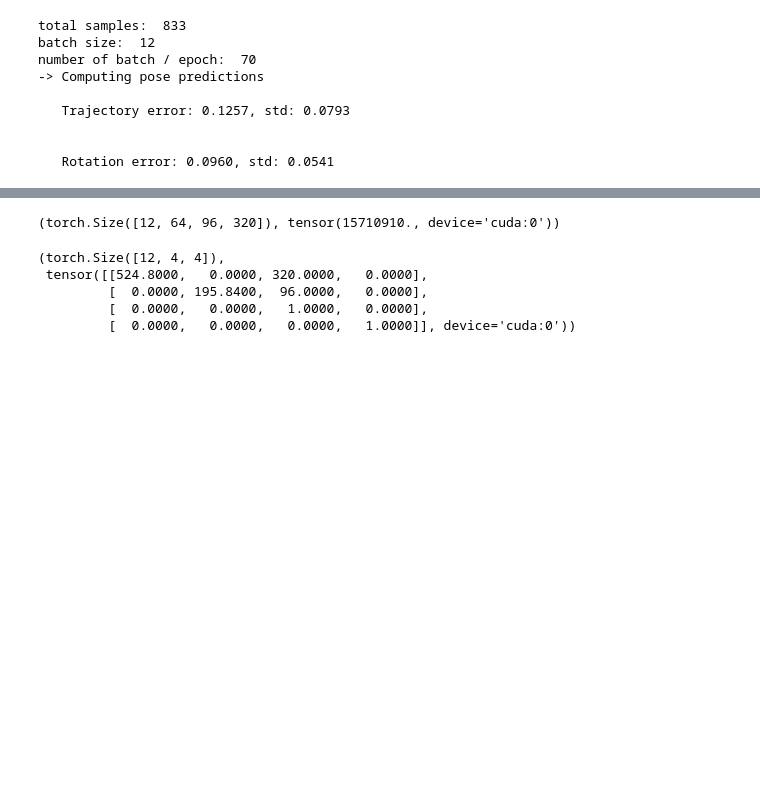
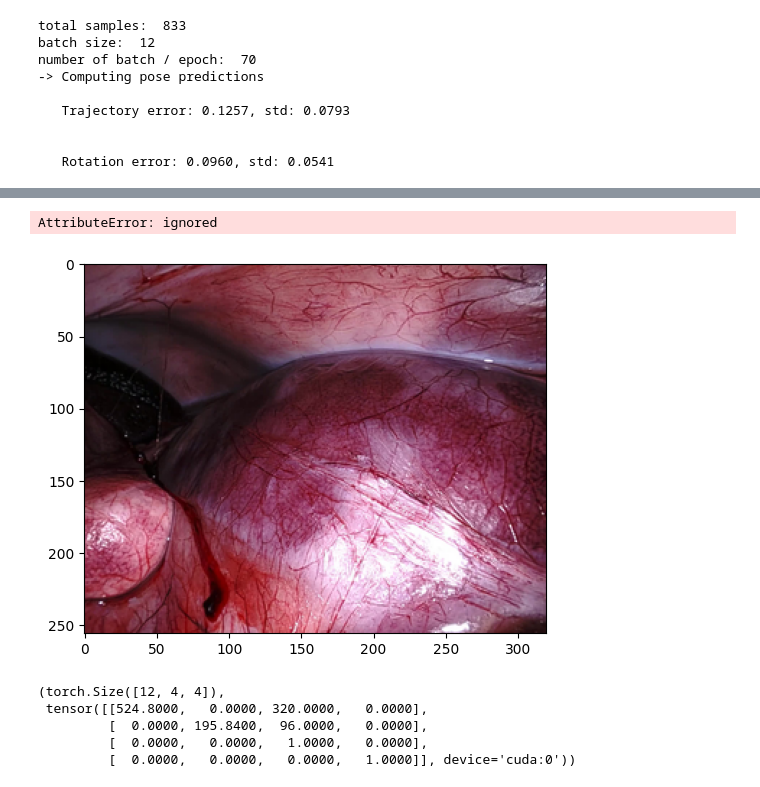
Before and after one commit to mobarakol/tutorial_notebooks, a Jupyter notebook: Long_term_Reprojection_Loss.ipynb, the cells around one changed output, grey strips where cells are left out. Saved outputs shown, nothing was run; the diff lists cells and outputs as text; code cells hidden in the pictures; blank space fills up the shorter version.

```diff
--- a/Long_term_Reprojection_Loss.ipynb
+++ b/Long_term_Reprojection_Loss.ipynb
@@ -356,7 +345,14 @@ feature torch.Size([12, 64, 96, 320]) tensor(15710910., device='cuda:0')
-# %%
-features[0][0].shape, features[0][0].sum()
-# %% [output]
-(torch.Size([12, 64, 96, 320]), tensor(15710910., device='cuda:0'))
+# %%
+import cv2
+img = inputs['color',0,0][0].permute(1,2,0).cpu()*255
+img = img.numpy().astype(np.uint8)
+plt.imshow(img)
+img = cv2.cvtColor(img, cv2.COLOR_BGR2RGB)
+cv2.imwrite('test.png',img.numpy().astype(np.uint8))
+print(img.max(), img.min())
+# %% [output]
+AttributeError: ignored
+[figure, added]
 # %%
 inputs['K',0].shape, inputs['K',0][0]
 # %% [output]
```
Also changed, not shown: parts of 11 cells of this notebook.
